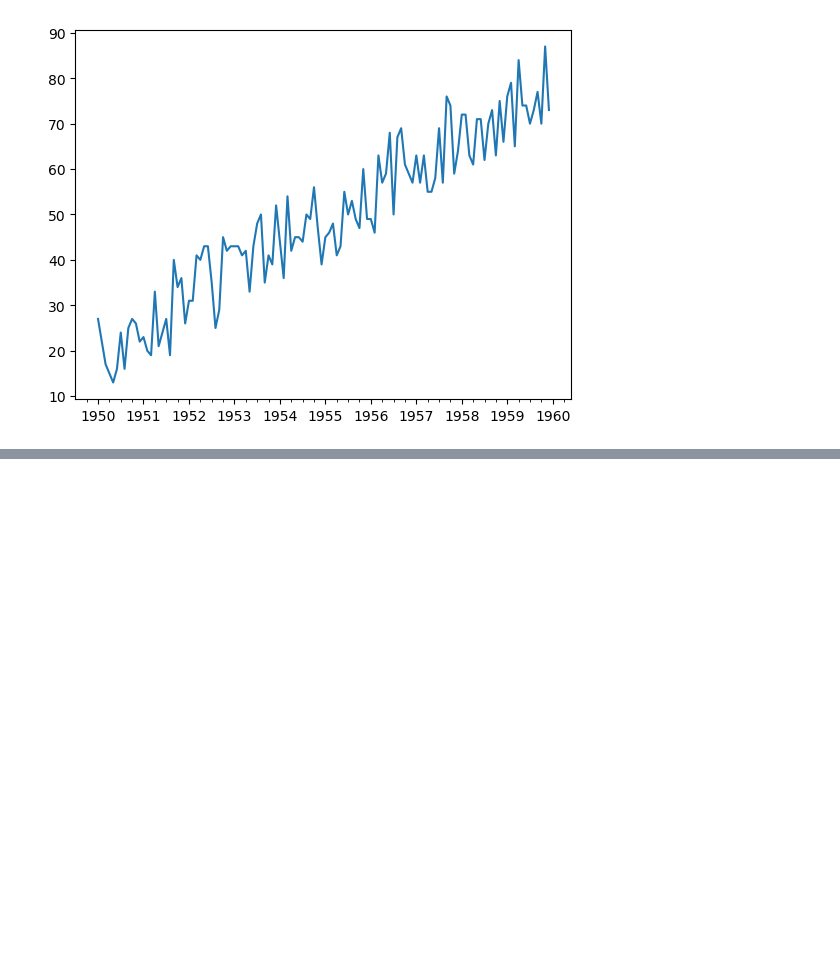
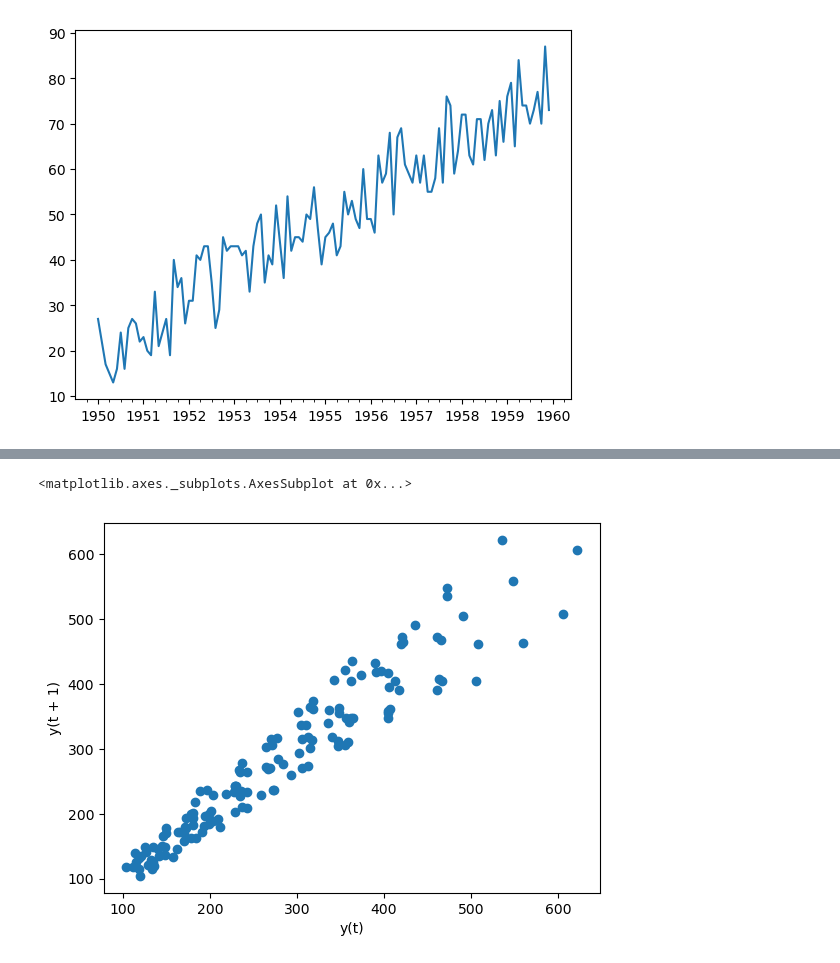
Before and after one commit to Menezes-Gus/Python-for-Time-Series-Data-Analysis, a Jupyter notebook: UDEMY_TSA_FINAL/06-General-Forecasting-Models/hands_on.ipynb, the cells around one changed output, grey strips where cells are left out. Saved outputs shown, nothing was run; the diff lists cells and outputs as text; code cells hidden in the pictures; blank space fills up the shorter version.

```diff
--- a/UDEMY_TSA_FINAL/06-General-Forecasting-Models/hands_on.ipynb
+++ b/UDEMY_TSA_FINAL/06-General-Forecasting-Models/hands_on.ipynb
@@ -192,0 +226,3 @@ df2['b'].plot()
+# %%
+df1 = df.copy()
+df1
@@ -192,0 +265,5 @@ df2['b'].plot()
+# %%
+lag_plot(df1['Thousands of Passengers'])
+# %% [output]
+<matplotlib.axes._subplots.AxesSubplot at 0x...>
+[figure, added]
```
Also changed, not shown: parts of 210 cells of this notebook.
